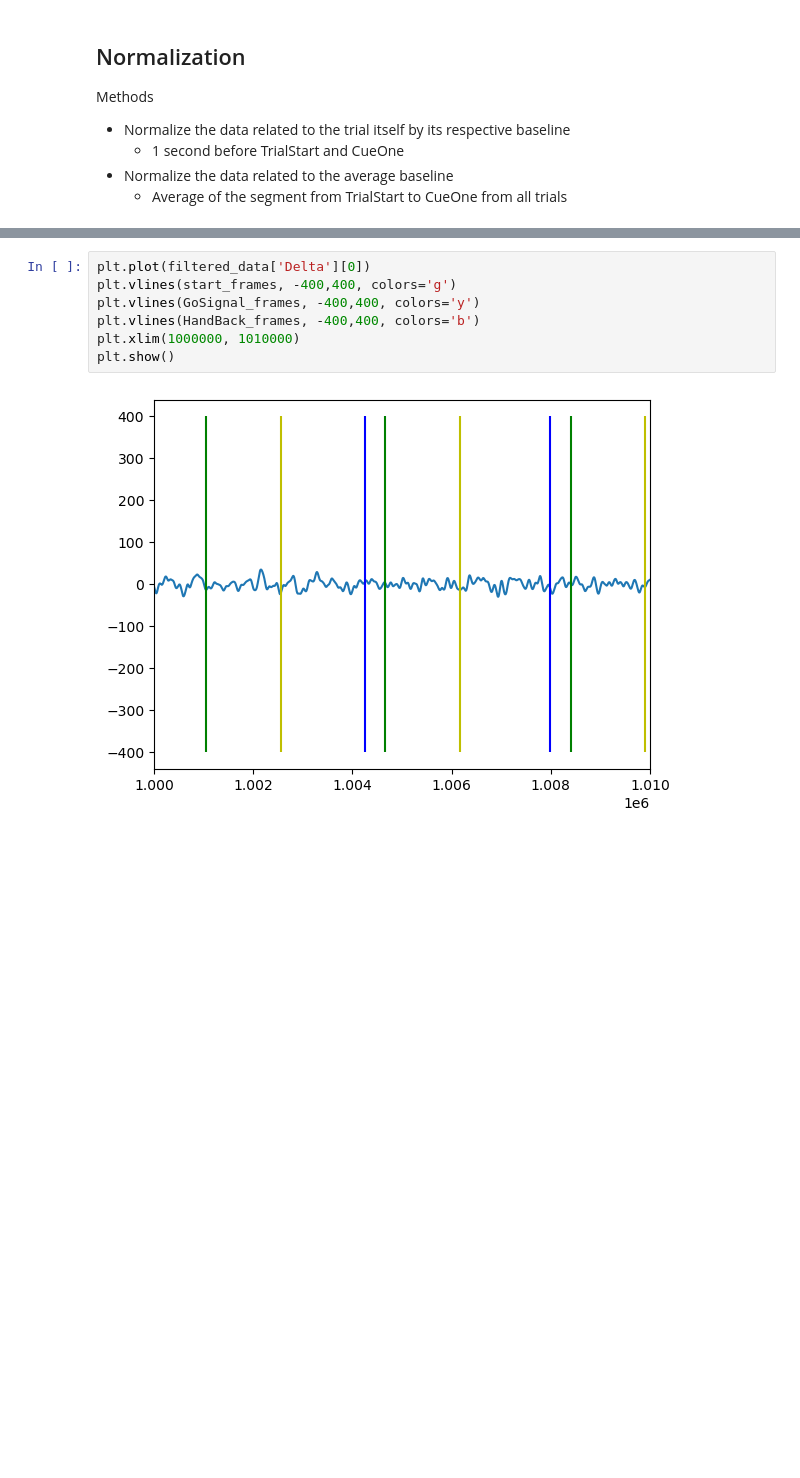
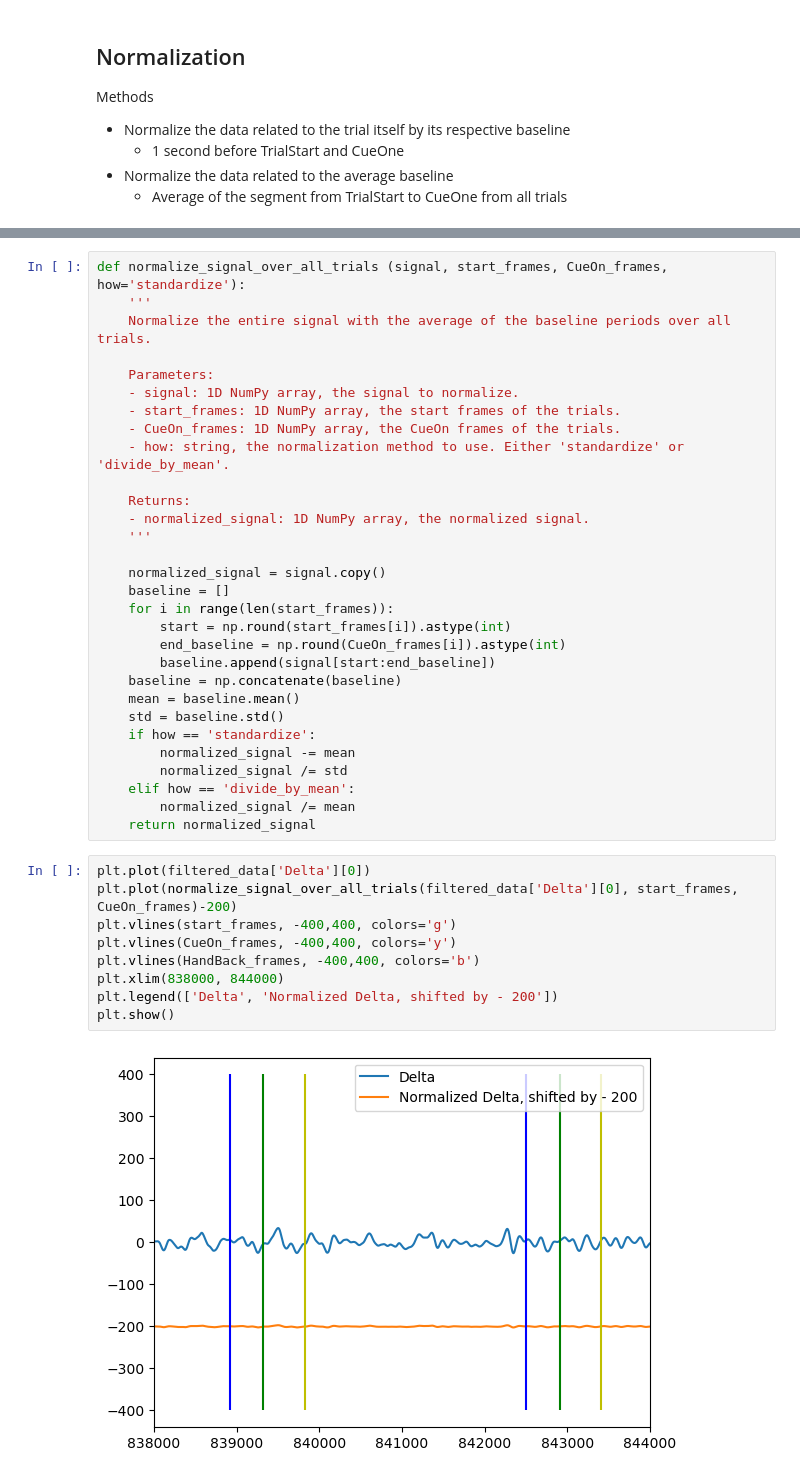
Before and after one commit to CS-433/ml-project-2-ml4science_tne, a Jupyter notebook: Code/preprocessing.ipynb, the cells around one changed output, grey strips where cells are left out. Drawn from its saved outputs; the diff is of its cells as text; blank space fills up the shorter version.

Commit message:
Start of normalization.

```diff
--- a/Code/preprocessing.ipynb
+++ b/Code/preprocessing.ipynb
@@ -146,9 +171,41 @@ print (np.array(data[participant][session]['trials_info']['TS_HandBack'])[0])
+# %%
+def normalize_signal_over_all_trials (signal, start_frames, CueOn_frames, how='standardize'):
+    '''
+    Normalize the entire signal with the average of the baseline periods over all trials.
+
+    Parameters:
+    - signal: 1D NumPy array, the signal to normalize.
+    - start_frames: 1D NumPy array, the start frames of the trials.
+    - CueOn_frames: 1D NumPy array, the CueOn frames of the trials.
+    - how: string, the normalization method to use. Either 'standardize' or 'divide_by_mean'.
+
+    Returns:
+    - normalized_signal: 1D NumPy array, the normalized signal.
+    '''
+
+    normalized_signal = signal.copy()
+    baseline = []
+    for i in range(len(start_frames)):
+        start = np.round(start_frames[i]).astype(int)
+        end_baseline = np.round(CueOn_frames[i]).astype(int)
+        baseline.append(signal[start:end_baseline])
+    baseline = np.concatenate(baseline)
+    mean = baseline.mean()
+    std = baseline.std()
+    if how == 'standardize':
+        normalized_signal -= mean
+        normalized_signal /= std
+    elif how == 'divide_by_mean':
+        normalized_signal /= mean
+    return normalized_signal
 # %%
 plt.plot(filtered_data['Delta'][0])
+plt.plot(normalize_signal_over_all_trials(filtered_data['Delta'][0], start_frames, CueOn_frames)-200)
 plt.vlines(start_frames, -400,400, colors='g')
-plt.vlines(GoSignal_frames, -400,400, colors='y')
+plt.vlines(CueOn_frames, -400,400, colors='y')
 plt.vlines(HandBack_frames, -400,400, colors='b')
-plt.xlim(1000000, 1010000)
+plt.xlim(838000, 844000)
+plt.legend(['Delta', 'Normalized Delta, shifted by - 200'])
 plt.show()
 # %% [output]
-[figure, old version]
+[figure, new version]
```
Also changed, not shown: parts of 7 cells of this notebook.
